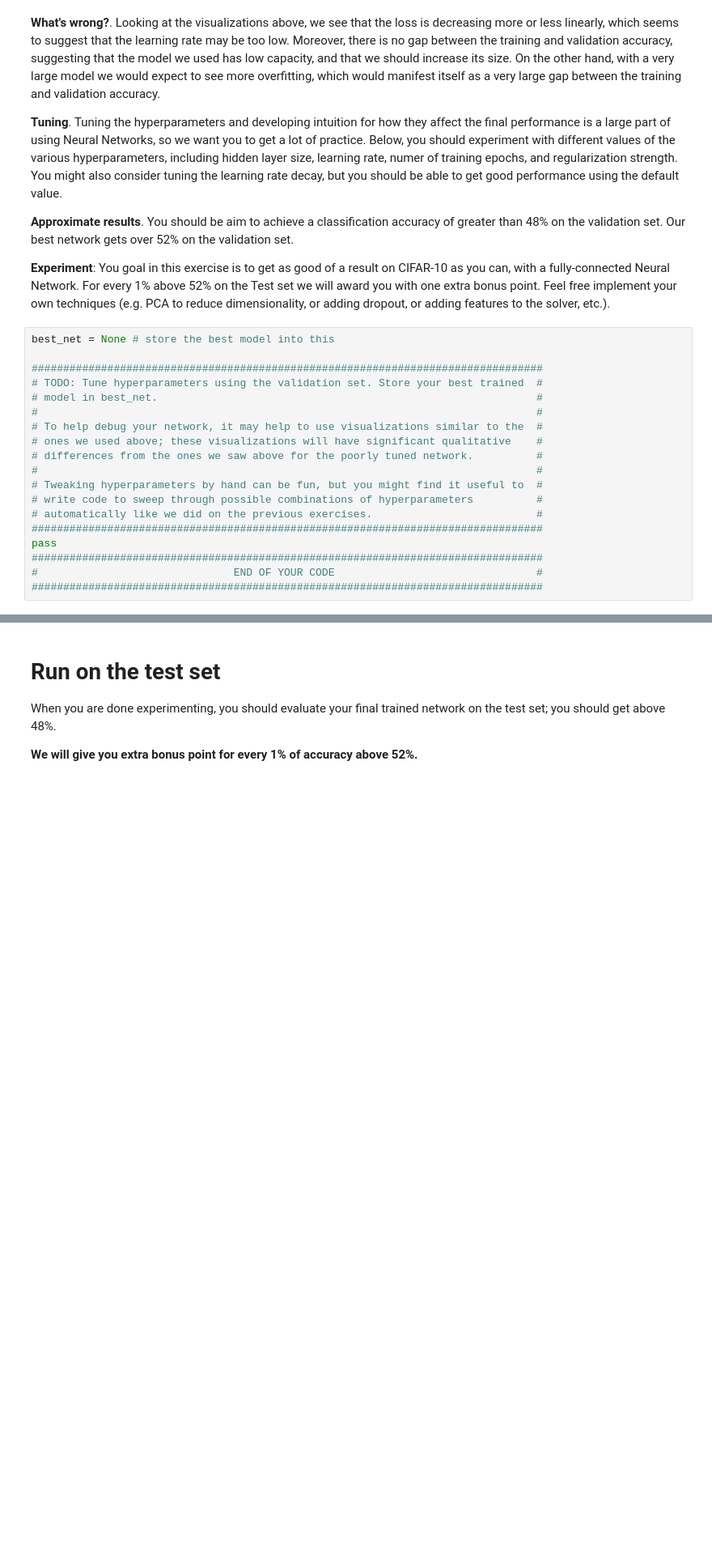
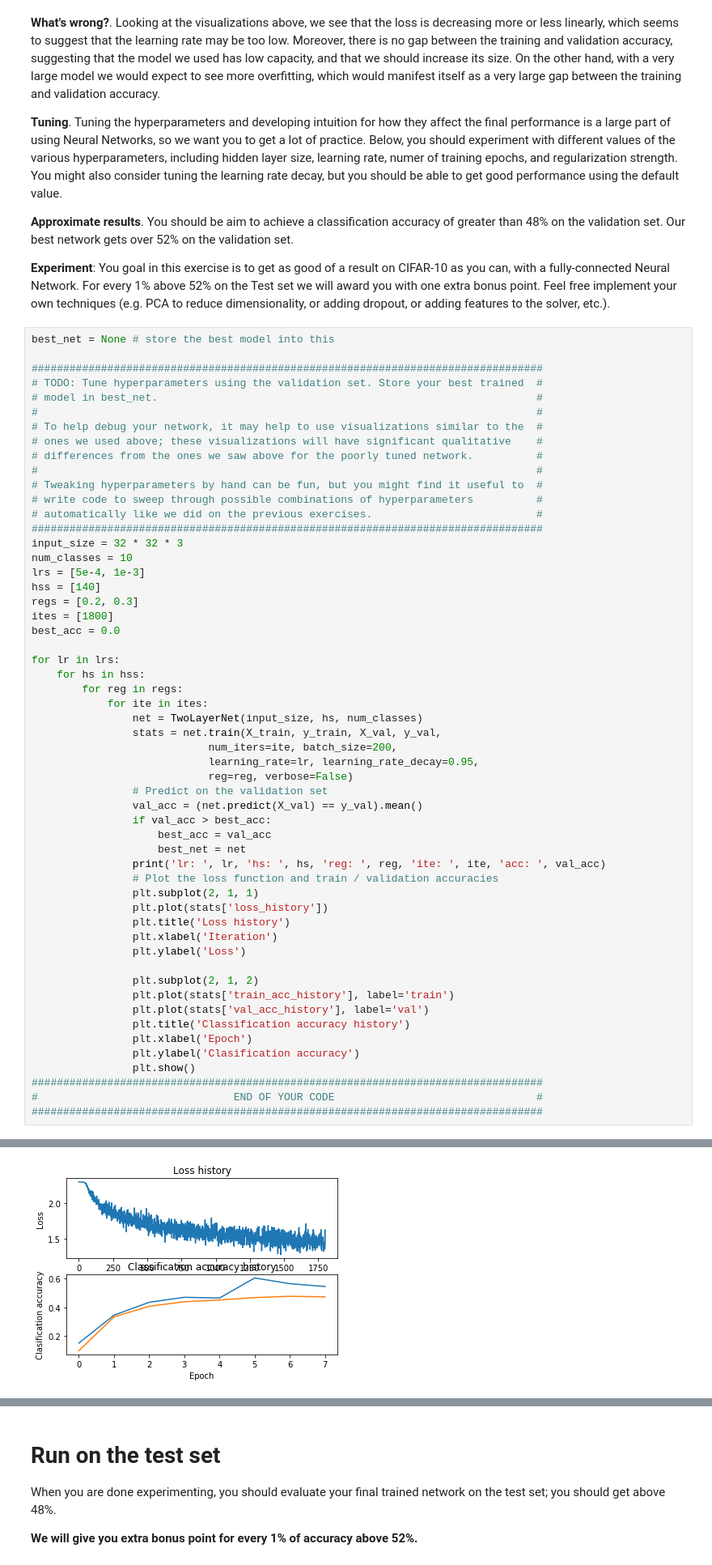
Before and after one commit to ThomasRanvier/stanford-cs231n, a Jupyter notebook: assignment1/two_layer_net.ipynb, the cells around one changed output, grey strips where cells are left out. Shown at 81% size. Saved outputs shown, nothing was run; the diff lists cells and outputs as text; blank space fills up the shorter version.

```diff
--- a/assignment1/two_layer_net.ipynb
+++ b/assignment1/two_layer_net.ipynb
@@ -243,7 +294,44 @@ best_net = None # store the best model into this
 # write code to sweep through possible combinations of hyperparameters          #
 # automatically like we did on the previous exercises.                          #
 #################################################################################
-pass
+input_size = 32 * 32 * 3
+num_classes = 10
+lrs = [5e-4, 1e-3]
+hss = [140]
+regs = [0.2, 0.3]
+ites = [1800]
+best_acc = 0.0
+
+for lr in lrs:
+    for hs in hss:
+        for reg in regs:
+            for ite in ites:
+                net = TwoLayerNet(input_size, hs, num_classes)
+                stats = net.train(X_train, y_train, X_val, y_val,
+                            num_iters=ite, batch_size=200,
+                            learning_rate=lr, learning_rate_decay=0.95,
+                            reg=reg, verbose=False)
+                # Predict on the validation set
+                val_acc = (net.predict(X_val) == y_val).mean()
+                if val_acc > best_acc:
+                    best_acc = val_acc
+                    best_net = net
+                print('lr: ', lr, 'hs: ', hs, 'reg: ', reg, 'ite: ', ite, 'acc: ', val_acc)
+                # Plot the loss function and train / validation accuracies
+                plt.subplot(2, 1, 1)
+                plt.plot(stats['loss_history'])
+                plt.title('Loss history')
+                plt.xlabel('Iteration')
+                plt.ylabel('Loss')
+
+                plt.subplot(2, 1, 2)
+                plt.plot(stats['train_acc_history'], label='train')
+                plt.plot(stats['val_acc_history'], label='val')
+                plt.title('Classification accuracy history')
+                plt.xlabel('Epoch')
+                plt.ylabel('Clasification accuracy')
+                plt.show()
 #################################################################################
 #                               END OF YOUR CODE                                #
 #################################################################################
+# %% [output]
@@ -249,0 +339 @@ pass
+[figure, added]
```
Also changed, not shown: parts of 11 cells of this notebook, 2 other files.
